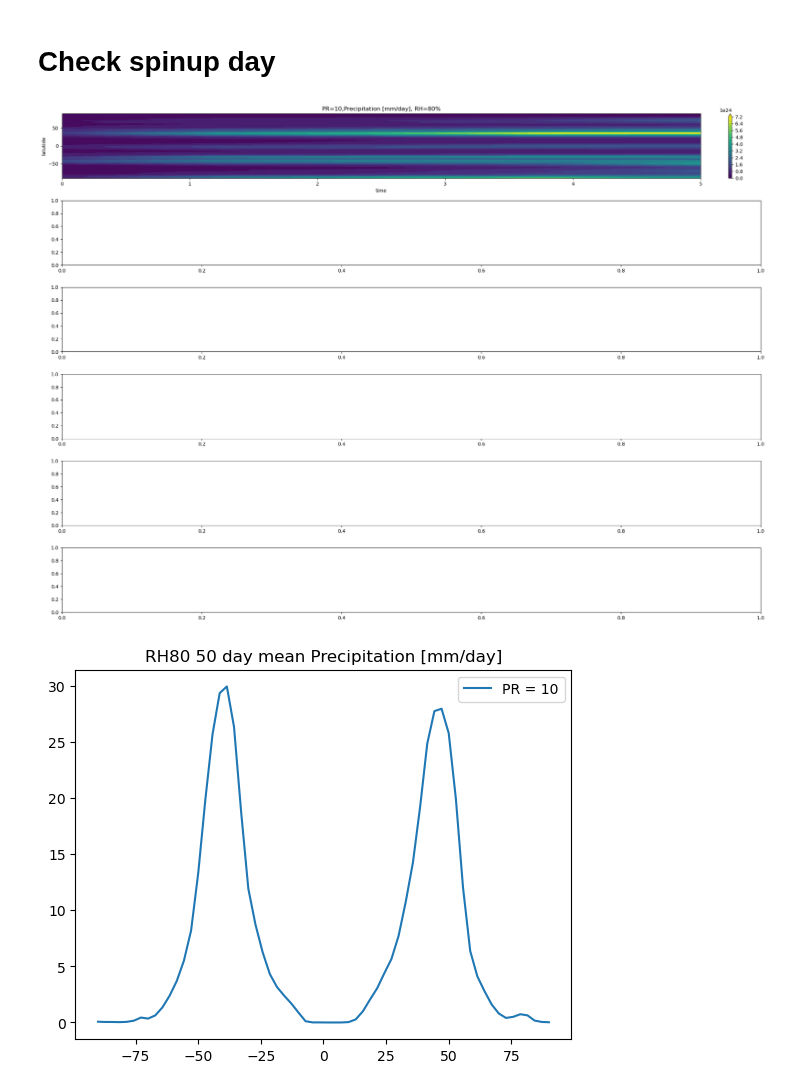
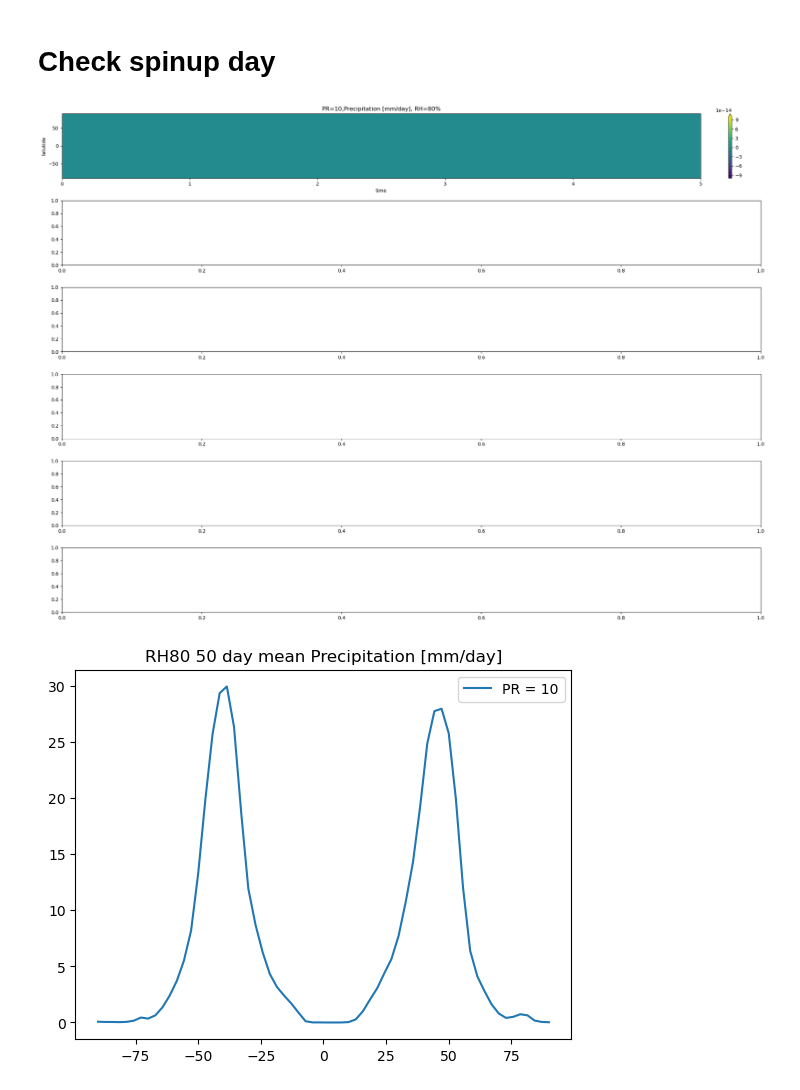
Before and after one commit to PeterChang1023/Dycore_Master, a Jupyter notebook: dycore/IdealizeSpetral.jl/exp/HSt42/check_spinupday.ipynb, the cells around one changed output. Drawn from its saved outputs; the diff is of its cells as text; code cells hidden in the pictures.

```diff
--- a/dycore/IdealizeSpetral.jl/exp/HSt42/check_spinupday.ipynb
+++ b/dycore/IdealizeSpetral.jl/exp/HSt42/check_spinupday.ipynb
@@ -129,36 +129,36 @@ for pr in range(10,20,10):
     # file = "300day_RH80_PR10_test_vertical_advection_revised_all.dat"
     # file = "t_init_RH80_PR10_1600day_test_all.dat"
     file = "test_all.dat"
     dycore = Dycore(file)
-    # get_KE = dycore.cal_KE()
-    Prec   = dycore.cal_pre()
+    get_KE = dycore.cal_KE()
+    # Prec   = dycore.cal_pre()
     # t_mean = dycore.cal_t()
     # t_mean2 = dycore.cal_t_last()
 
 
     # CS = ax[a].contourf(tt, yy, get_KE,levels=np.linspace(150,1050,7), extend="both")
 
     CS = ax[a].contourf(tt, yy, Prec[:,:] * int(pr),levels=21, extend="max")
 
     # CS = ax[a].contourf(tt, yy, t_mean, levels=21, extend="both")
 
 
     fig.colorbar(CS, orientation='vertical', ax=ax[a],fraction=0.046, pad=0.04)
     # ax[a].set_title(f"Kinetic Energy [kJ/kg], PR={pr}")
 
     ax[a].set_title(f"PR={pr},Precipitation [mm/day], RH=80%")
     # ax[a].set_title(f"T [K], PR={pr}")
 
     ax[a].set_xlabel("time")
     ax[a].set_ylabel("latutide")
     a += 1
     ### test
 
 plt.tight_layout()
 # plt.savefig("Check_Precipitation.png", dpi=300., bbox_inches='tight')
 plt.show()
 # %% [output]
-[figure, old version]
+[figure, new version]
 # %%
 ### cooridate
 x  = np.linspace(-180,180,128)
```
Also changed, not shown: parts of 5 cells of this notebook, 1 other file.
